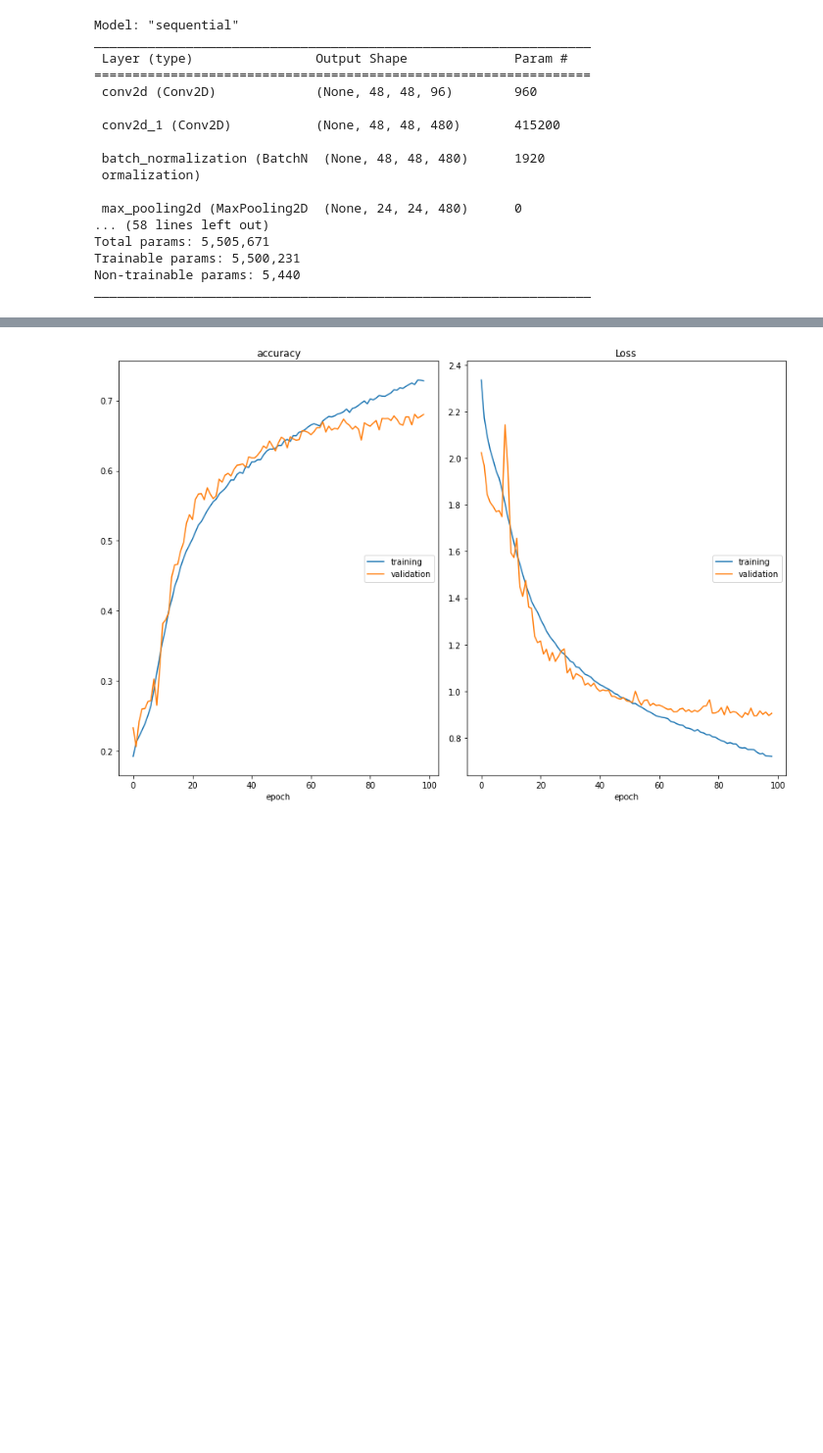
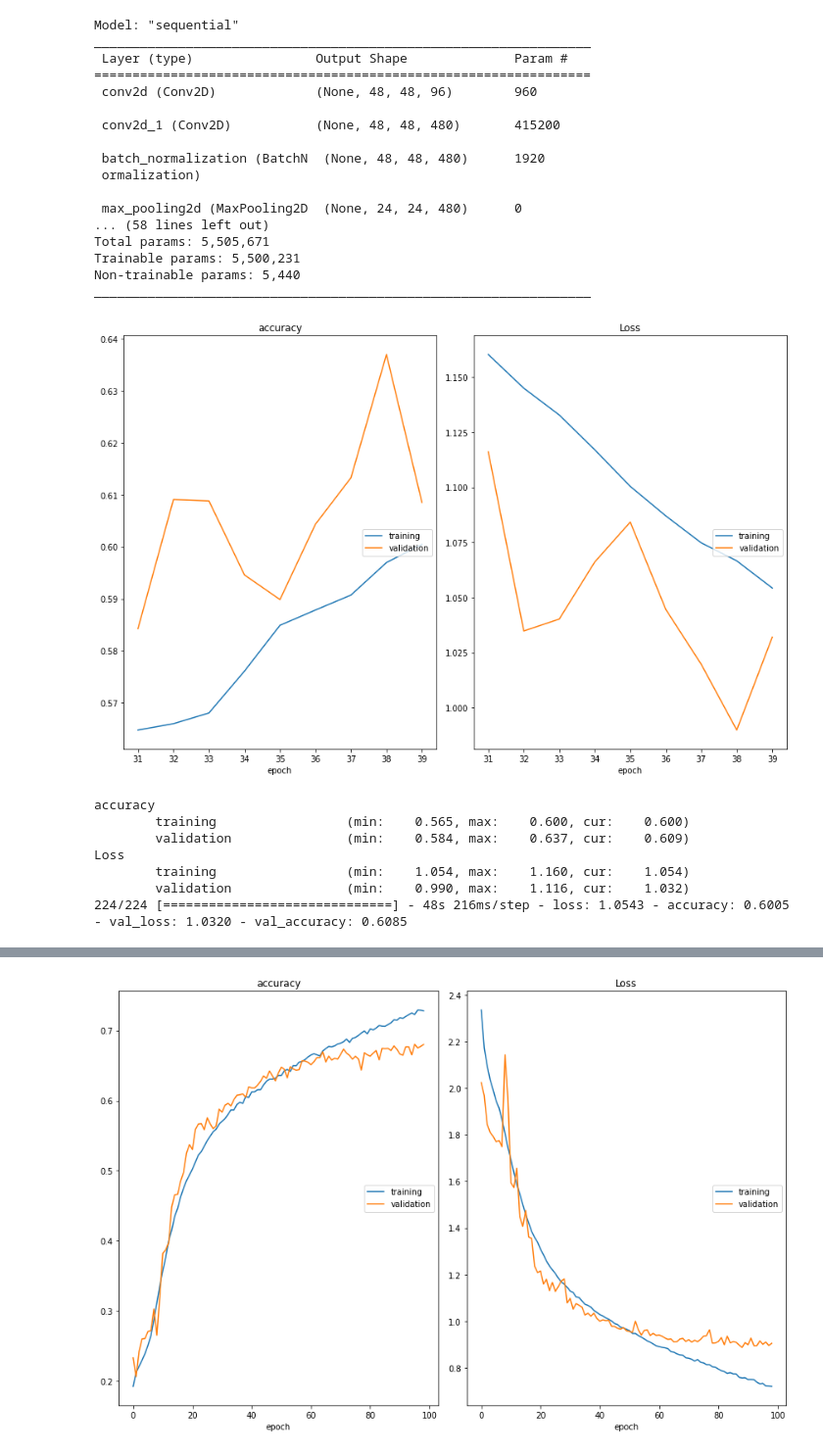
Before and after one commit to DreamyMemories/Facial-Expression-Recognition, a Jupyter notebook: main.ipynb, the cells around one changed output, grey strips where cells are left out. Shown at 98% size. Cells and saved outputs as stored; diff of their text form; code cells hidden in the pictures; blank space fills up the shorter version.

```diff
--- a/main.ipynb
+++ b/main.ipynb
@@ -67,7 +67,7 @@ def plot_confusion_matrix(y_true, y_pred, classes):
 # %%
 # Initialise generator with rescale factor 1./255
 train_gen = ImageDataGenerator(rescale=1./255, rotation_range=10,  zoom_range=0.1, horizontal_flip=True)
-test_gen = ImageDataGenerator(rescale=1./255, rotation_range=10, zoom_range=0.1, horizontal_flip=True, validation_split=0.5)
+test_gen = ImageDataGenerator(rescale=1./255, validation_split=0.5)
 
 # Preprocess training set
 train_generator = train_gen.flow_from_directory(
@@ -440,12 +437,6 @@ _________________________________________________________________
 epochs = 40
 steps_per_epoch = train_generator.n//train_generator.batch_size
 validation_steps = validation_generator.n//validation_generator.batch_size
-
-# Reduce learning rate when a metric has stopped improving
-reduce_lr = ReduceLROnPlateau(monitor='val_loss', factor=0.5, patience=1, min_lr=0.00001, mode='auto')
-
-# Stop training when val loss has stopped improving
-early_stop = tf.keras.callbacks.EarlyStopping(monitor='val_loss', min_delta=0, patience=10, verbose=1)
 
 # Save model weights
 checkpoint = ModelCheckpoint('weights/model_weights_ref.h5', monitor='val_accuracy', save_weights_only=True, mode='max', verbose=2)
@@ -578,11 +569,6 @@ _________________________________________________________________
 # Train model
 epochs = 40
 
-# Reduce learning rate when a metric has stopped improving
-reduce_lr = ReduceLROnPlateau(monitor='val_loss', factor=0.5, patience=1, min_lr=0.00001, mode='auto')
-
-# Stop training when val loss has stopped improving
-early_stop = tf.keras.callbacks.EarlyStopping(monitor='val_loss', min_delta=0, patience=10, verbose=1)
 
 # Save model weights
 checkpoint = ModelCheckpoint('weights/model_weights_ref_optimised.h5', monitor='val_accuracy', save_weights_only=True, mode='max', verbose=2)
@@ -706,3 +695,32 @@ Total params: 5,505,671
 Trainable params: 5,500,231
 Non-trainable params: 5,440
 _________________________________________________________________
+# %%
+# Train model
+epochs = 40
+
+# Load model weights
+model_selection.load_weights('weights/model_weights_selection_40.h5')
+
+# Save model weights
+checkpoint = ModelCheckpoint('weights/model_weights_selection_40.h5', monitor='val_accuracy', save_weights_only=True, mode='max', verbose=2)
+
+# Train model
+history_selection = model_selection.fit(
+    x=train_generator,
+    steps_per_epoch=steps_per_epoch,
+    epochs=epochs,
+    initial_epoch=31,
+    validation_data=validation_generator,
+    validation_steps=validation_steps,
+    callbacks=[checkpoint, early_stop, PlotLossesKeras()],
+)
+# %% [output]
+[figure, added]
+accuracy
+        training                 (min:    0.565, max:    0.600, cur:    0.600)
+        validation               (min:    0.584, max:    0.637, cur:    0.609)
+Loss
+        training                 (min:    1.054, max:    1.160, cur:    1.054)
+        validation               (min:    0.990, max:    1.116, cur:    1.032)
+224/224 [==============================] - 48s 216ms/step - loss: 1.0543 - accuracy: 0.6005 - val_loss: 1.0320 - val_accuracy: 0.6085
```
Also changed, not shown: parts of 47 cells of this notebook, 11 other files.
